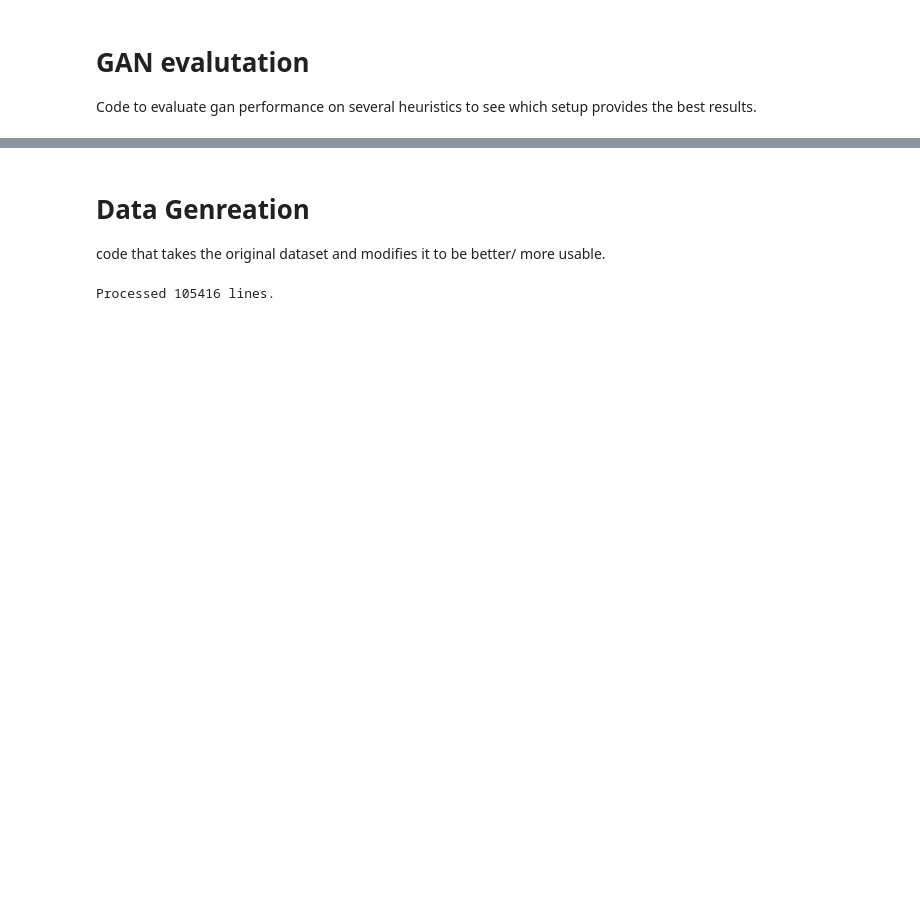
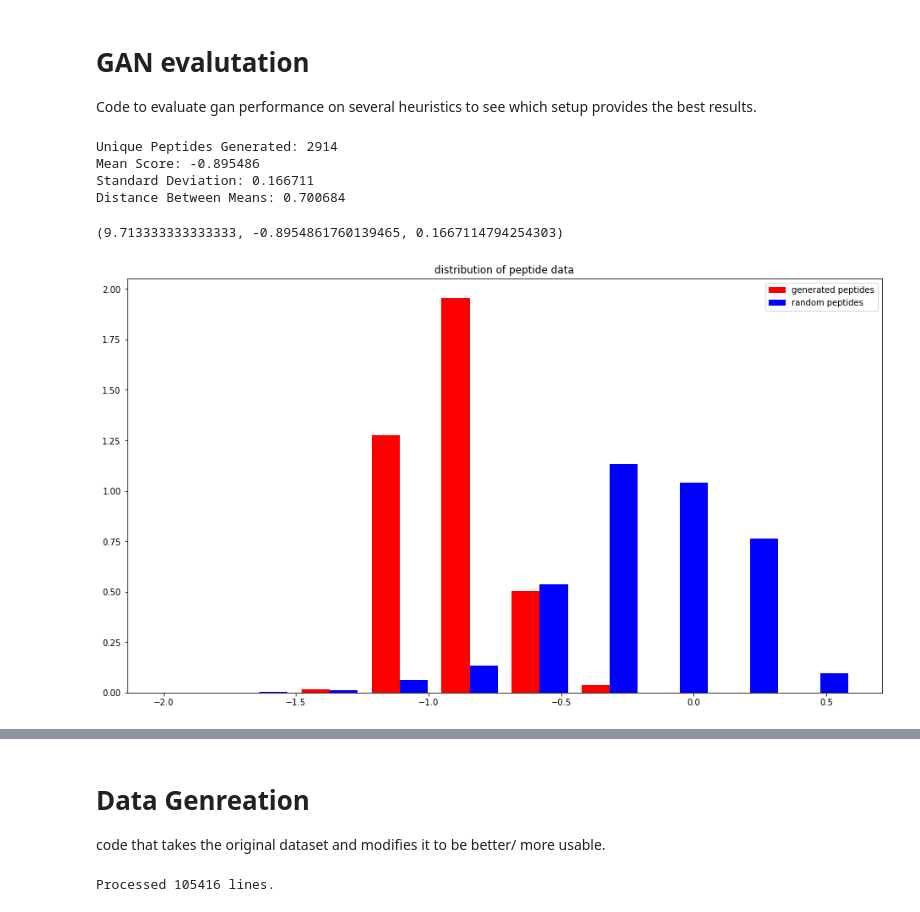
Before and after one commit to bjatkin/Pepto-GAN, a Jupyter notebook: Pepto_GAN.ipynb, the cells around one changed output, grey strips where cells are left out. Cells and saved outputs as stored; diff of their text form; code cells hidden in the pictures; blank space fills up the shorter version.

```diff
--- a/Pepto_GAN.ipynb
+++ b/Pepto_GAN.ipynb
@@ -112,9 +112,10 @@ class gan_opt():
   latent_dim=100
   peptide_length=8
   amino_acids="CDFGHILNRSVY"
-  d_update_every=100
+  d_update_every=10
+  label_smoothing=True
   load_discriminator=False
-  load_disc_file="tox_discriminatro.pt"
+  load_disc_file="tox_discriminator.pt"
   save_disc_file="tox_discriminator.pt"
   load_generator=False
   load_gen_file="tox_generator.pt"
@@ -126,12 +127,16 @@ class gan_opt():
 class was_opt():
   n_epochs=120
   batch_size=64
-  n_critic=5
   lr=0.001
   b1=0.5
   b2=0.999
   latent_dim=100
   clip_value=0.01
+  n_critic=5
+  label_smoothing=False
+  load_discriminator=False
+  load_disc_file="was_tox_discriminator.pt"
+  save_disc_file="was_tox_discriminator.pt"
   load_generator=False
   load_gen_file="was_tox_generator.pt"
   save_gen_file="was_tox_generator.pt"
@@ -668,32 +758,42 @@ Code to evaluate gan performance on several heuristics to see which setup provid
 # GAN evaluation
 # ---------------
 
-def evaluate_gan(test_model, draw_histogram=False):
-  count = 1000
+def evaluate_gan(test_model, count=1000, draw_histogram=False):
   z = Variable(Tensor(np.random.normal(0, 1, (count, gan_opt.latent_dim))))
 
   gen = test_model(z)
   peptides = decode_peptide_s(gen)
   peptides = np.unique(peptides)
   peptides = one_hot_s(peptides)
 
   gen_scores = tox_predictor(peptides.cuda())
 
   if draw_histogram:
     print("Unique Peptides Generated: {}".format(peptides.size(0)))
     print("Mean Score: {:.6f}".format(gen_scores.mean()))
     print("Standard Deviation: {:.6f}".format(gen_scores.std()))
     # generate comparison data
     data = generate_random_peptide_s(count)
     data_scores = tox_predictor(data.cuda())
+    print("Distance Between Means: {:.6f}".format(data_scores.mean().item() - gen_scores.mean().item()))
 
     colors = ['red', 'blue']
     labels = ['generated peptides', 'random peptides']
+    plt.figure(figsize=(16,9))
     plt.hist(
         [gen_scores.detach().cpu().numpy(), data_scores.detach().cpu().numpy()],
         bins=10, density=True, histtype='bar', color=colors, label=labels)
     plt.legend(prop={'size': 10})
     plt.title('distribution of peptide data')
 
   uniqueness = (peptides.size(0)/count)*100
   return uniqueness, gen_scores.mean().item(), gen_scores.std().item()
+
+evaluate_gan(w_generator, count=30000, draw_histogram=True)
+# %% [output]
+Unique Peptides Generated: 2914
+Mean Score: -0.895486
+Standard Deviation: 0.166711
+Distance Between Means: 0.700684
+(9.713333333333333, -0.8954861760139465, 0.1667114794254303)
+[figure, added]
```
Also changed, not shown: parts of 18 cells of this notebook.
